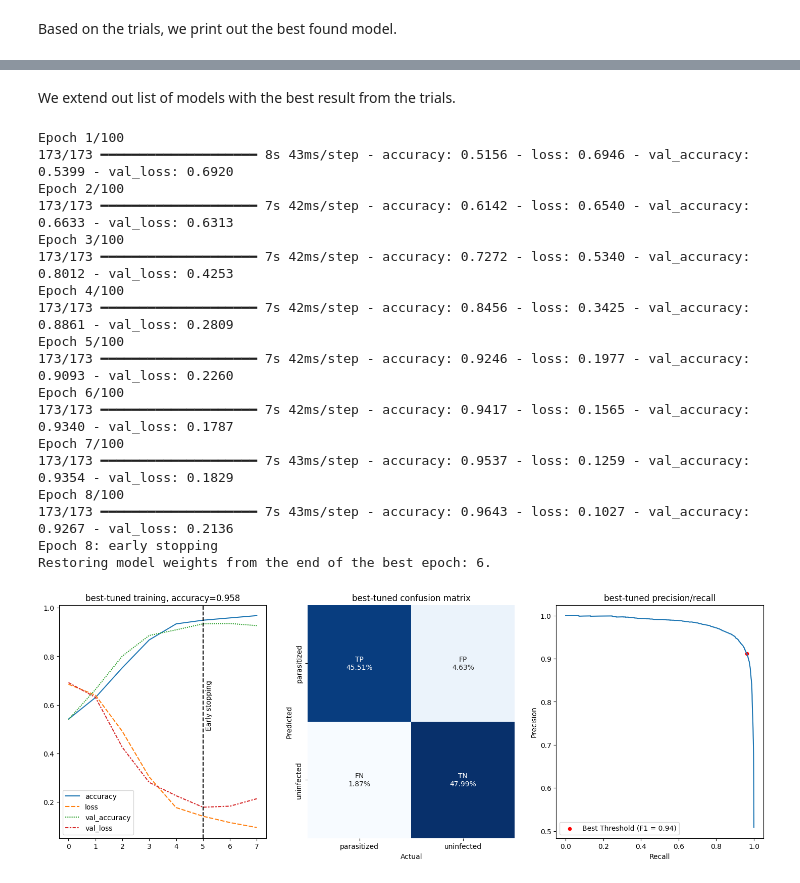
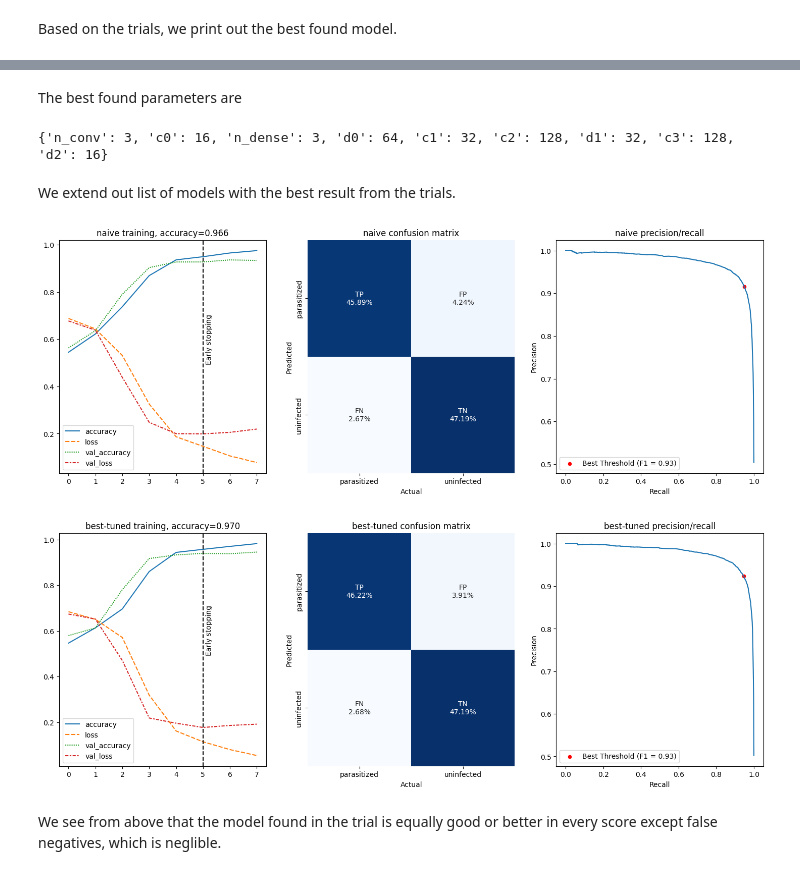
Before and after one commit to jlarsson/tfds-malaria, a Jupyter notebook: malaria.ipynb, the cells around one changed output, grey strips where cells are left out. Drawn from its saved outputs; the diff is of its cells as text; code cells hidden in the pictures.

```diff
--- a/malaria.ipynb
+++ b/malaria.ipynb
@@ -735,37 +754,38 @@ tuner.get_best_models()[0]
+# %% [markdown]
+The best found parameters are
+# %%
+best_hyper_parameters = tuner.get_best_hyperparameters()[0]
+
+print(best_hyper_parameters.values)
+# print({
+#     key: best_hyper_parameters.get(key) for key in ['n_conv', 'n_dense', 'c0', 'c1', 'c2', 'c3', 'd0', 'd1', 'd2']
+# })
+# print({
+#     'n_conv': best_hyper_parameters.get('n_conv'),
+#     'n_dense': best_hyper_parameters.get('n_conv')
+# })
+#print((tuner.get_best_hyperparameters()[0])
+# %% [output]
+{'n_conv': 3, 'c0': 16, 'n_dense': 3, 'd0': 64, 'c1': 32, 'c2': 128, 'd1': 32, 'c3': 128, 'd2': 16}
 # %% [markdown]
 We extend out list of models with the best result from the trials.
 # %%
-# best_model = ModelEvaluator.create_from_layers(
-#     name='best-tuned',
-#         hidden_layers=[
-#             conv(32),
-#             conv(16),
-#             conv(64),
-#             Flatten(),
-#             dense(128),
-#             dense(16)
-#         ]
-# )
-# ModelPlot().summary(best_model)
-
-#models = [best_model, *models]
+best_model = ModelEvaluator.create_from_layers(
+    name='best-tuned',
+        hidden_layers=[
+            conv(16),
+            conv(32),
+            conv(128),
+            Flatten(),
+            dense(64),
+            dense(32),
+            dense(16)
+        ]
+)
+for m in [m for m in models if m.name == 'naive'] + [best_model]:
+    ModelPlot().summary(m)
 # %% [output]
-Epoch 1/100
-173/173 ━━━━━━━━━━━━━━━━━━━━ 8s 43ms/step - accuracy: 0.5156 - loss: 0.6946 - val_accuracy: 0.5399 - val_loss: 0.6920
-Epoch 2/100
-173/173 ━━━━━━━━━━━━━━━━━━━━ 7s 42ms/step - accuracy: 0.6142 - loss: 0.6540 - val_accuracy: 0.6633 - val_loss: 0.6313
-Epoch 3/100
-173/173 ━━━━━━━━━━━━━━━━━━━━ 7s 42ms/step - accuracy: 0.7272 - loss: 0.5340 - val_accuracy: 0.8012 - val_loss: 0.4253
-Epoch 4/100
-173/173 ━━━━━━━━━━━━━━━━━━━━ 7s 42ms/step - accuracy: 0.8456 - loss: 0.3425 - val_accuracy: 0.8861 - val_loss: 0.2809
-Epoch 5/100
-173/173 ━━━━━━━━━━━━━━━━━━━━ 7s 42ms/step - accuracy: 0.9246 - loss: 0.1977 - val_accuracy: 0.9093 - val_loss: 0.2260
-Epoch 6/100
-173/173 ━━━━━━━━━━━━━━━━━━━━ 7s 42ms/step - accuracy: 0.9417 - loss: 0.1565 - val_accuracy: 0.9340 - val_loss: 0.1787
-Epoch 7/100
-173/173 ━━━━━━━━━━━━━━━━━━━━ 7s 43ms/step - accuracy: 0.9537 - loss: 0.1259 - val_accuracy: 0.9354 - val_loss: 0.1829
-Epoch 8/100
-173/173 ━━━━━━━━━━━━━━━━━━━━ 7s 43ms/step - accuracy: 0.9643 - loss: 0.1027 - val_accuracy: 0.9267 - val_loss: 0.2136
-Epoch 8: early stopping
-Restoring model weights from the end of the best epoch: 6.
-[figure, old version]
+[figure, new version]
+[figure, added]
+# %% [markdown]
+We see from above that the model found in the trial is equally good or better in every score except false negatives, which is neglible.
```
Also changed, not shown: parts of 6 cells of this notebook.
